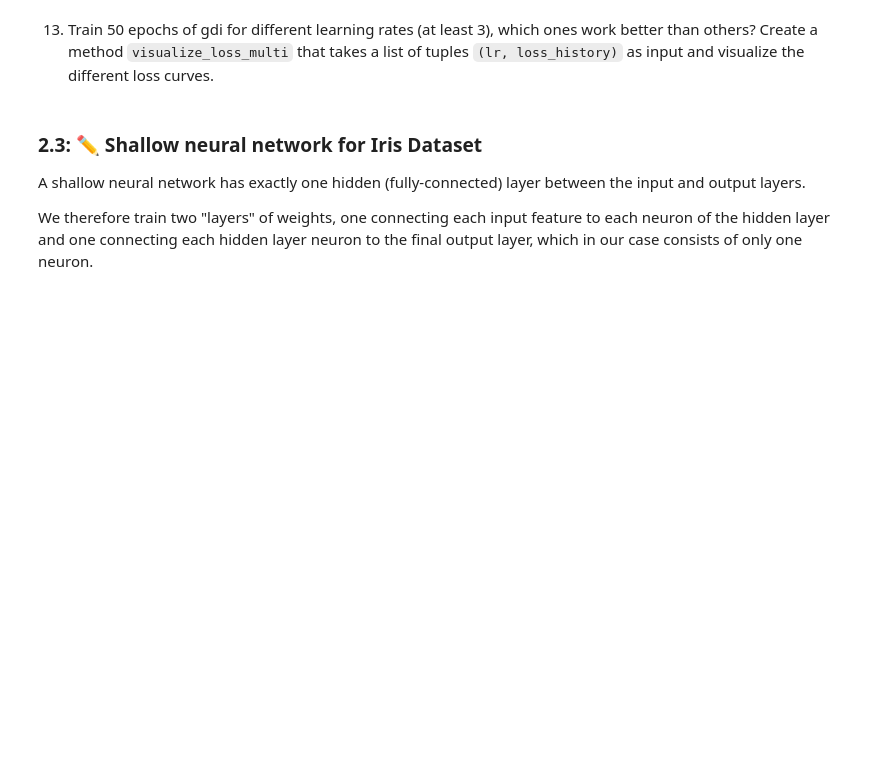
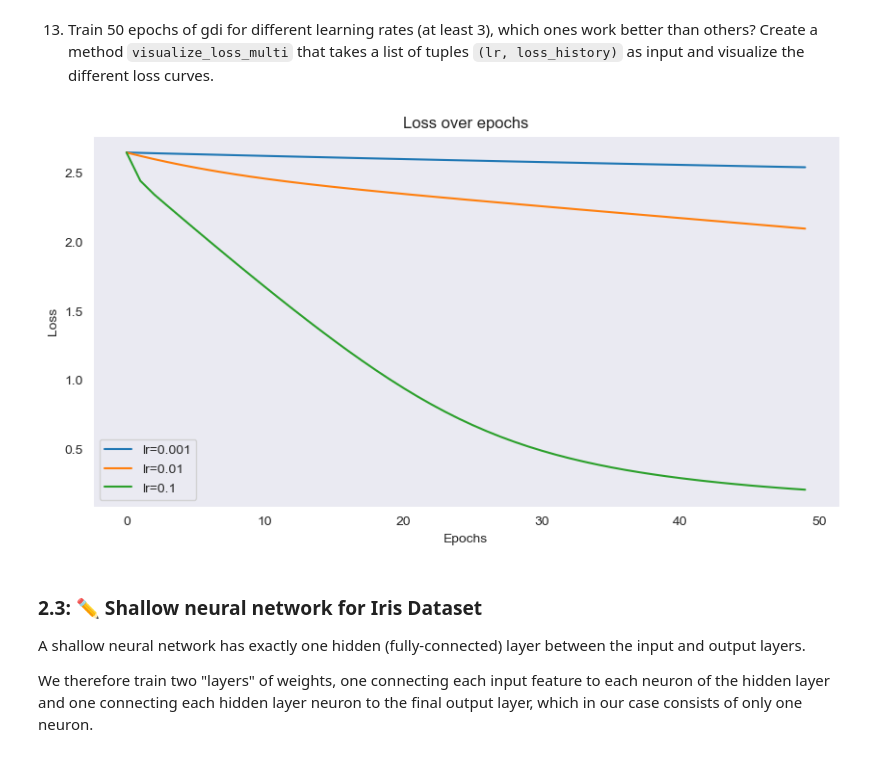
Before and after one commit to Sui-nyan/ML-excercises, a Jupyter notebook: A4_Neural_Networks_PyTorch.ipynb, the cells around one changed output. Saved outputs shown, nothing was run; the diff lists cells and outputs as text; code cells hidden in the pictures; blank space fills up the shorter version.

```diff
--- a/A4_Neural_Networks_PyTorch.ipynb
+++ b/A4_Neural_Networks_PyTorch.ipynb
@@ -381,4 +380,4 @@ def gd(modelfunc, lossfunc, X, y, w0, alpha, max_epochs=500):
 # %%
 # TODO: Implement
 random_weights = torch.randn(4, requires_grad=True, dtype=torch.float64)
-gd(logistic, bce, biris_X, biris_y, random_weights, alpha=0.01)
+learned_weights = gd(logistic, bce, biris_X, biris_y, random_weights, alpha=0.01)
@@ -389,3 +385,11 @@ tensor([-0.2544,  1.6831, -1.1481, -0.9744], dtype=torch.float64,
 9. Use the gradient-descent learned weights to predict ``y_pred_gd_``. Evaluate using the bce loss function (the error should be even lower).
 # %%
 # TODO: Implement
+y_pred_gd_ = []
+for i in biris_X:
+    y_pred_gd_.append(logistic(learned_weights, i))
+y_pred_gd_ = torch.stack(y_pred_gd_)
+
+loss_with_learned_weights = bce(biris_y, y_pred_gd_)
+
+print(f"Loss with learned weights: {loss_with_learned_weights} | Loss with random weights: {loss_with_random_weights}")
@@ -415,16 +446,25 @@ def visualize_error(errors):
 13. Train 50 epochs of gdi for different learning rates (at least 3), which ones work better than others? Create a method ``visualize_loss_multi`` that takes a list of tuples ``(lr, loss_history)`` as input and visualize the different loss curves.
 # %%
 # TODO: Implement
-def visualize_loss_multi(lr, loss_history):
+def visualize_loss_multi(learn_history):
     plt.figure(figsize=(10, 5))
-    for i in range(len(lr)):
-        plt.plot(loss_history[i][1], label=f"lr={lr[i]}")
+    for i in range(len(learn_history)):
+        plt.plot(learn_history[i][1], label=f"lr={learn_history[i][0]}")
     plt.xlabel("Epochs")
     plt.ylabel("Loss")
     plt.title("Loss over epochs")
     plt.legend()
     plt.grid()
     plt.show()
+
+lr_list = [0.001, 0.01, 0.1]
+learn_history = []
+for lr in lr_list:
+    _, l_history = gdi(logistic, bce, biris_X, biris_y, random_weights, lr, max_epochs=50)
+    learn_history.append([lr, l_history])
+visualize_loss_multi(learn_history)
+# %% [output]
+[figure, added]
 # %% [markdown]
 ### 2.3: ✏️ Shallow neural network for Iris Dataset
 
```
Also changed, not shown: parts of 7 cells of this notebook.
